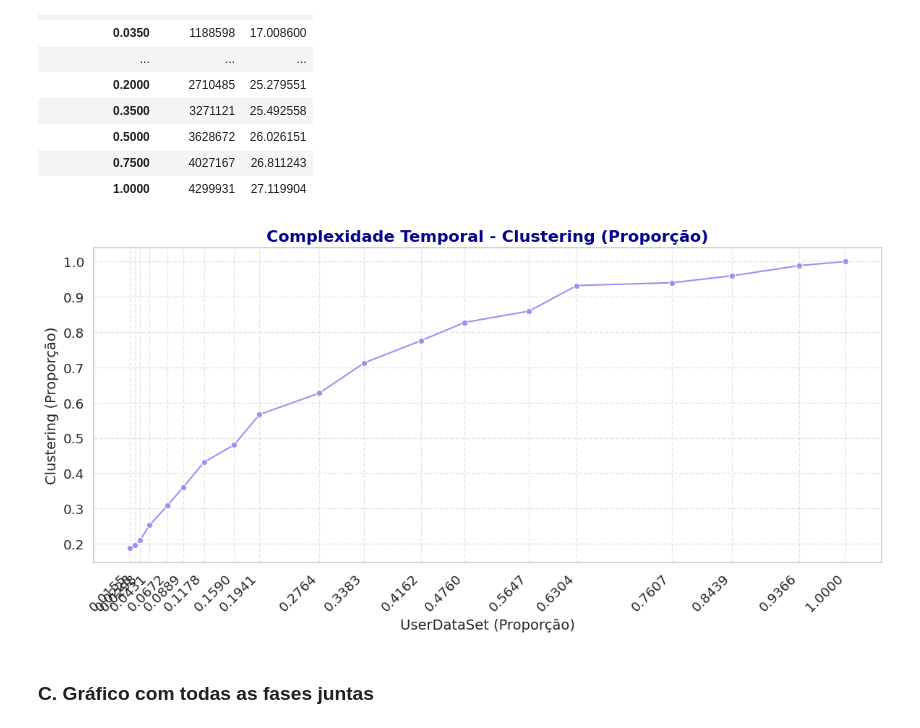
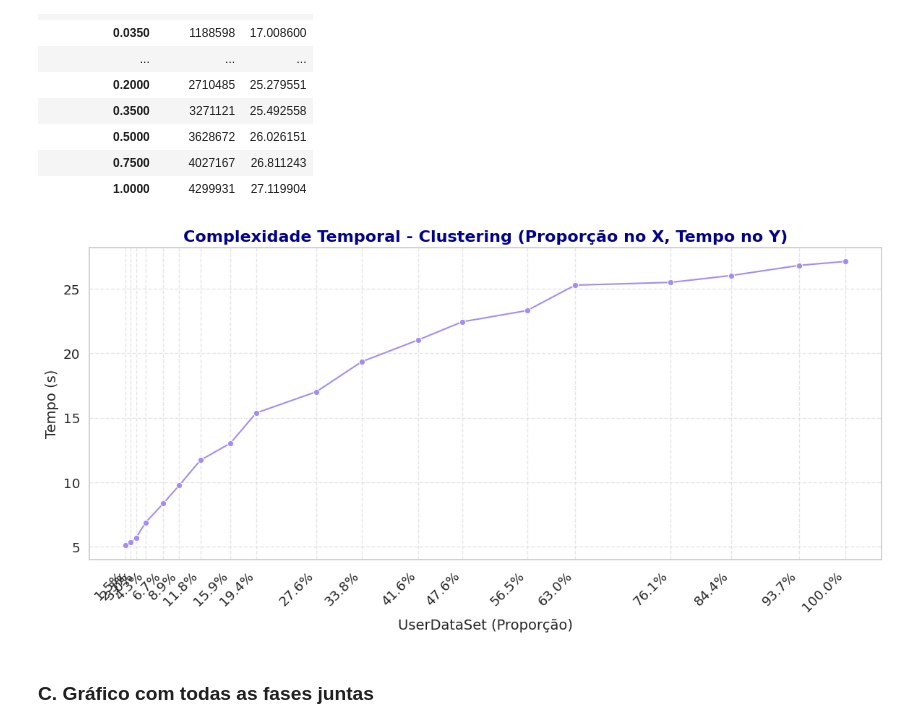
Before and after one commit to GothamAnalytics-7/PMBD, a Jupyter notebook: notebooks/5.1-TimeComplexityGraph.ipynb, the cells around one changed output. Saved outputs shown, nothing was run; the diff lists cells and outputs as text; code cells hidden in the pictures.

Commit message:
Legenda corrigida

```diff
--- a/notebooks/5.1-TimeComplexityGraph.ipynb
+++ b/notebooks/5.1-TimeComplexityGraph.ipynb
@@ -308,41 +308,39 @@ from matplotlib.ticker import ScalarFormatter
 sns.set(style='whitegrid', palette='deep', font_scale=1.2)
 
 # Cores diferentes para o gráfico
 cores = sns.color_palette('husl', n_colors=4)  # Criar a paleta com 4 cores
 
 # Preparar os dados do eixo X (UserDataSet) e Y (clustering)
 x = time_pd["UserDataSet"]
 y = time_pd["clustering"]
 
 # Calcular a proporção dos valores em relação ao valor máximo de cada eixo
 x_prop = x / x.max()  # Proporção de UserDataSet
-y_prop = y / y.max()  # Proporção de Clustering
 
-# Criar o gráfico com as proporções
+# Criar o gráfico com as proporções no eixo X e tempo no eixo Y
 plt.figure(figsize=(12, 6))
-sns.lineplot(x=x_prop, y=y_prop, marker='o', color=cores[3])  # Usar a quarta cor
+sns.lineplot(x=x_prop, y=y, marker='o', color=cores[3])  # Usar a quarta cor
 
 # Adicionar título e rótulos aos eixos
-plt.title('Complexidade Temporal - Clustering (Proporção)', fontsize=16, weight='bold', color='darkblue')
+plt.title('Complexidade Temporal - Clustering (Proporção no X, Tempo no Y)', fontsize=16, weight='bold', color='darkblue')
 plt.xlabel('UserDataSet (Proporção)', fontsize=14)
-plt.ylabel('Clustering (Proporção)', fontsize=14)
+plt.ylabel('Tempo (s)', fontsize=14)
 
 # Ajustar os xticks para garantir uma visualização limpa
 xticks_labels = [f'{x * 100:.1f}%' for x in x_prop]  # Mostrar as proporções como porcentagem com uma casa decimal
 
 # Definir os xticks com as labels
 plt.xticks(ticks=x_prop, labels=xticks_labels, rotation=45, ha='right')
 
-# Remover a notação científica nos eixos
+# Remover a notação científica no eixo Y
 plt.gca().yaxis.set_major_formatter(ScalarFormatter())  # Aplica o ScalarFormatter ao eixo Y
-plt.gca().xaxis.set_major_formatter(ScalarFormatter())  # Aplica o ScalarFormatter ao eixo X
 
 # Ajustar o layout e mostrar o gráfico
 plt.tight_layout()
 plt.grid(True, linestyle='--', alpha=0.5)
 plt.show()
 # %% [output]
-[figure, old version]
+[figure, new version]
 # %% [markdown]
 ### C. Gráfico com todas as fases juntas
 # %%
```
